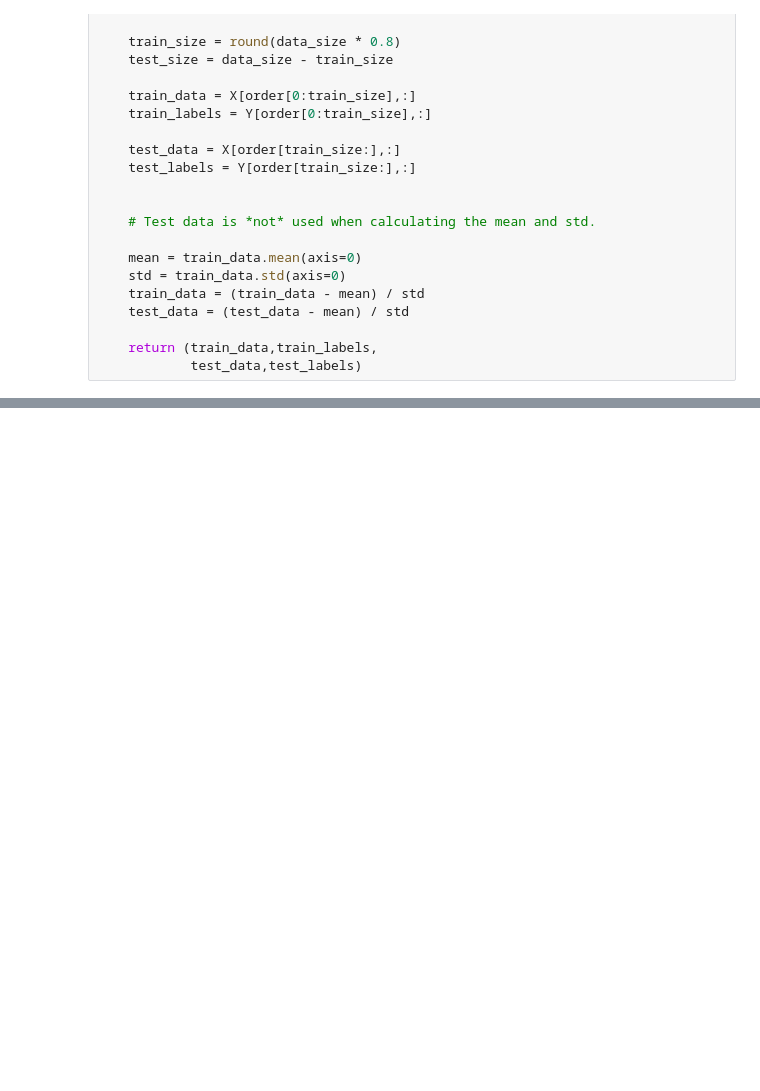
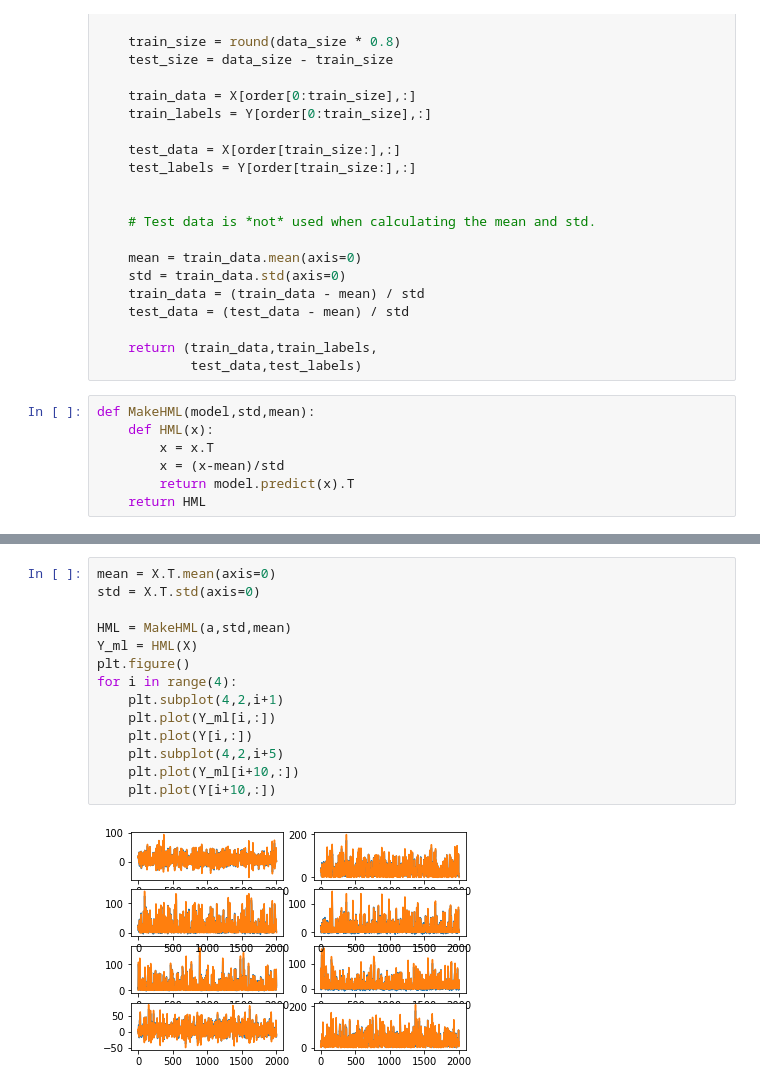
Before and after one commit to SiyangJ/Data-Assimilation, a Jupyter notebook: FA18/Pipeline.ipynb, the cells around one changed output, grey strips where cells are left out. Saved outputs shown, nothing was run; the diff lists cells and outputs as text; blank space fills up the shorter version.

```diff
--- a/FA18/Pipeline.ipynb
+++ b/FA18/Pipeline.ipynb
@@ -45,6 +45,13 @@ def PrepareData(X,Y):
 
     return (train_data,train_labels,
             test_data,test_labels)
+# %%
+def MakeHML(model,std,mean):
+    def HML(x):
+        x = x.T
+        x = (x-mean)/std
+        return model.predict(x).T
+    return HML
 # %%
 X,Y,Y_noise = DataGen(nobs=2000)
 
@@ -76,0 +83,16 @@ Testing set Accuracy: 0.82
+# %%
+mean = X.T.mean(axis=0)
+std = X.T.std(axis=0)
+
+HML = MakeHML(a,std,mean)
+Y_ml = HML(X)
+plt.figure()
+for i in range(4):
+    plt.subplot(4,2,i+1)
+    plt.plot(Y_ml[i,:])
+    plt.plot(Y[i,:])
+    plt.subplot(4,2,i+5)
+    plt.plot(Y_ml[i+10,:])
+    plt.plot(Y[i+10,:])
+# %% [output]
+[figure, added]
```
Also changed, not shown: parts of 2 cells of this notebook, 5 other files.
